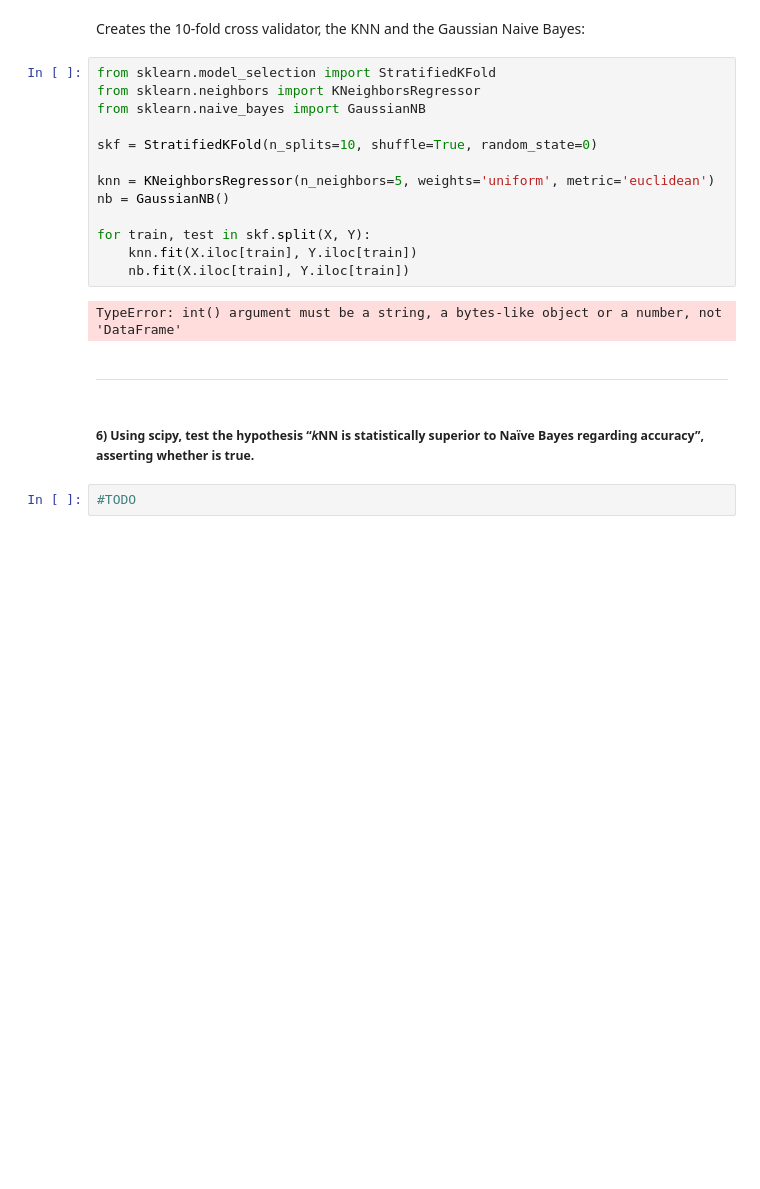
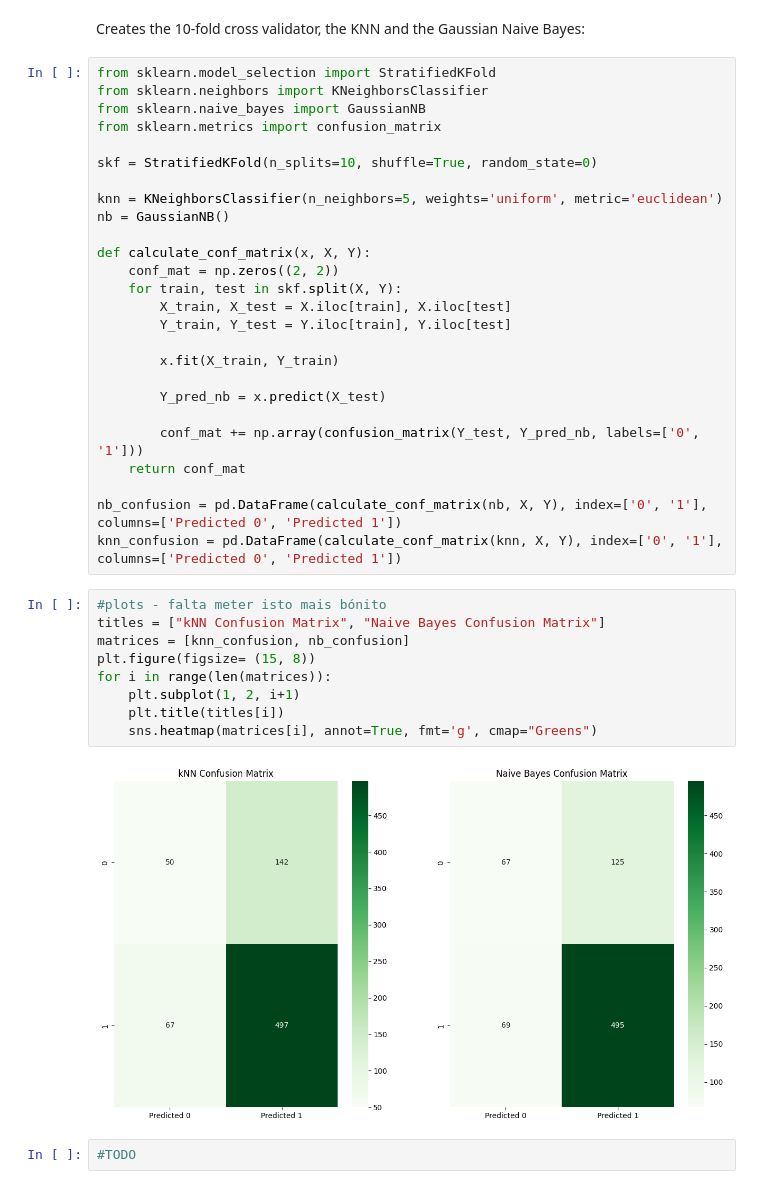
Before and after one commit to PedroChaps/Apre22_23-Homeworks, a Jupyter notebook: hw2/hw2.ipynb, the cells around one changed output. Cells and saved outputs as stored; diff of their text form; blank space fills up the shorter version.

Commit message:
1st programming question done. we need to make nicer plots tho

```diff
--- a/hw2/hw2.ipynb
+++ b/hw2/hw2.ipynb
@@ -18,24 +19,41 @@ Y = df['class']
 Creates the 10-fold cross validator, the KNN and the Gaussian Naive Bayes:
 # %%
 from sklearn.model_selection import StratifiedKFold
-from sklearn.neighbors import KNeighborsRegressor
+from sklearn.neighbors import KNeighborsClassifier
 from sklearn.naive_bayes import GaussianNB
+from sklearn.metrics import confusion_matrix
 
 skf = StratifiedKFold(n_splits=10, shuffle=True, random_state=0)
 
-knn = KNeighborsRegressor(n_neighbors=5, weights='uniform', metric='euclidean')
+knn = KNeighborsClassifier(n_neighbors=5, weights='uniform', metric='euclidean')
 nb = GaussianNB()
 
-for train, test in skf.split(X, Y):
-    knn.fit(X.iloc[train], Y.iloc[train])
-    nb.fit(X.iloc[train], Y.iloc[train])
+def calculate_conf_matrix(x, X, Y):
+    conf_mat = np.zeros((2, 2))
+    for train, test in skf.split(X, Y):
+        X_train, X_test = X.iloc[train], X.iloc[test]
+        Y_train, Y_test = Y.iloc[train], Y.iloc[test]
+
+        x.fit(X_train, Y_train)
+
+        Y_pred_nb = x.predict(X_test)
+
+        conf_mat += np.array(confusion_matrix(Y_test, Y_pred_nb, labels=['0', '1']))
+    return conf_mat
+
+nb_confusion = pd.DataFrame(calculate_conf_matrix(nb, X, Y), index=['0', '1'], columns=['Predicted 0', 'Predicted 1'])
+knn_confusion = pd.DataFrame(calculate_conf_matrix(knn, X, Y), index=['0', '1'], columns=['Predicted 0', 'Predicted 1'])
-# %% [output]
-TypeError: int() argument must be a string, a bytes-like object or a number, not 'DataFrame'
-# %% [markdown]
-
----
-# %% [markdown]
-##### 6) Using scipy, test the hypothesis “𝑘NN is statistically superior to Naïve Bayes regarding accuracy”, asserting whether is true.
+# %%
+#plots - falta meter isto mais bónito
+titles = ["kNN Confusion Matrix", "Naive Bayes Confusion Matrix"]
+matrices = [knn_confusion, nb_confusion]
+plt.figure(figsize= (15, 8))
+for i in range(len(matrices)):
+    plt.subplot(1, 2, i+1)
+    plt.title(titles[i])
+    sns.heatmap(matrices[i], annot=True, fmt='g', cmap="Greens")
+# %% [output]
+[figure, added]
 # %%
 #TODO
 # %% [markdown]
```
Also changed, not shown: parts of 1 cell of this notebook, 1 other file.
